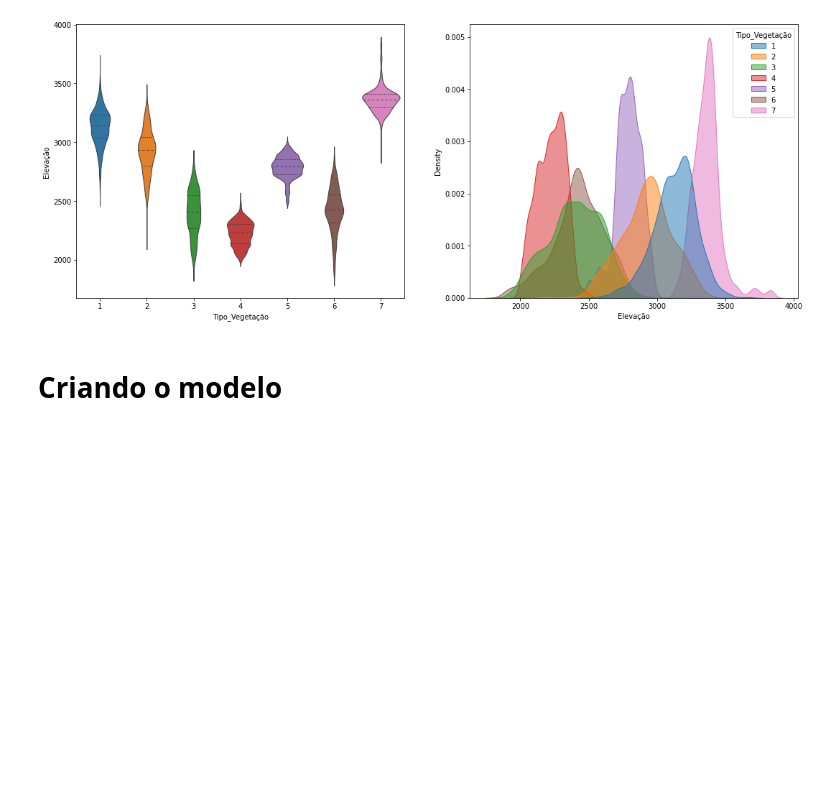
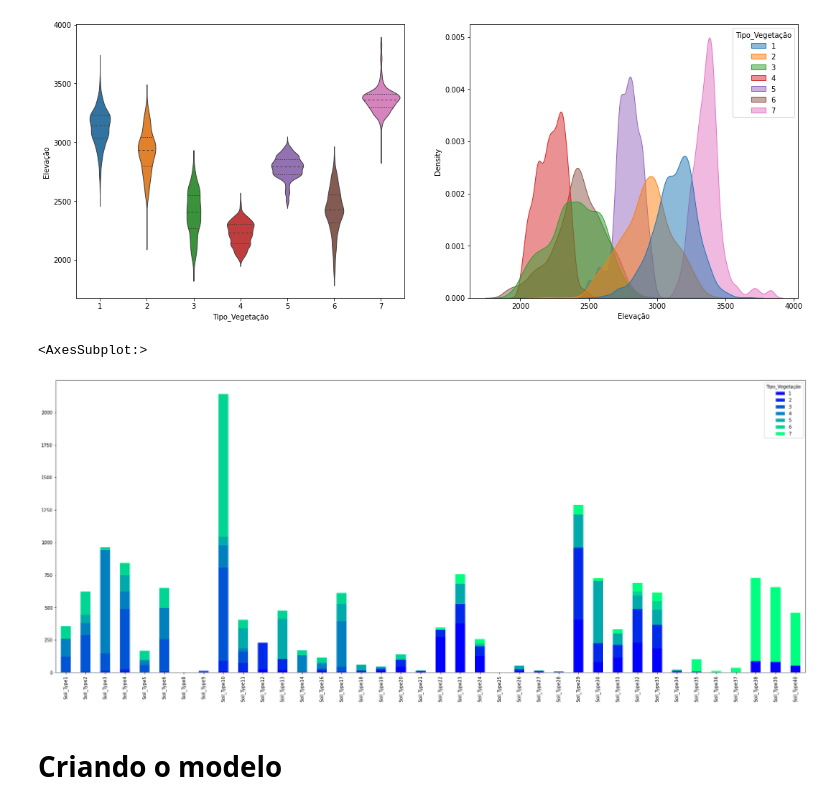
Before and after one commit to GARCl-A/Forest-Cover-Type-Prediction, a Jupyter notebook: main.ipynb, the cells around one changed output. Drawn from its saved outputs; the diff is of its cells as text; code cells hidden in the pictures; blank space fills up the shorter version.

Commit message:
Visualização solo

```diff
--- a/main.ipynb
+++ b/main.ipynb
@@ -85,6 +85,17 @@ sns.kdeplot(data=treino, x="Elevação", hue="Tipo_Vegetação", fill=True, comm
 fig.show()
 # %% [output]
 [figure]
+# %%
+#Esse gráfico mostra a proporção dos de vegetação pelo tipo de solo
+#Assim, podemos perceber que os tipos diferentes de vegetação possuem diferentes solos ideais
+
+lista_solos = [f'Soil_Type{i}' for i in range(1,41) if i != 7 and i != 15]
+solos = treino[lista_solos + ['Tipo_Vegetação']].groupby('Tipo_Vegetação').sum()
+plt.rcParams["figure.figsize"]=30,12
+solos.T.plot(kind='bar',stacked=True,colormap='winter')
+# %% [output]
+<AxesSubplot:>
+[figure, added]
 # %% [markdown]
 # Criando o modelo
 # %% [markdown]
```
